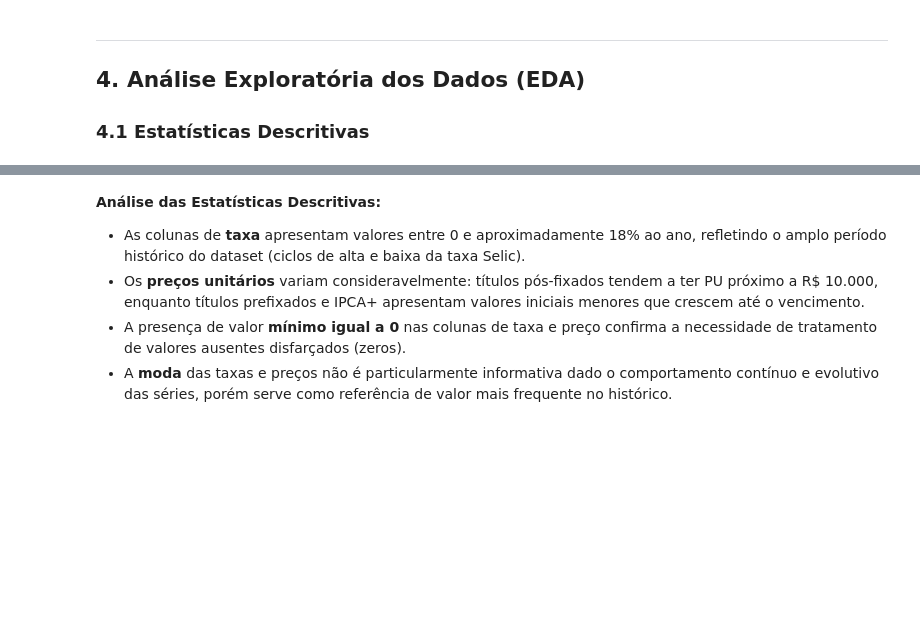
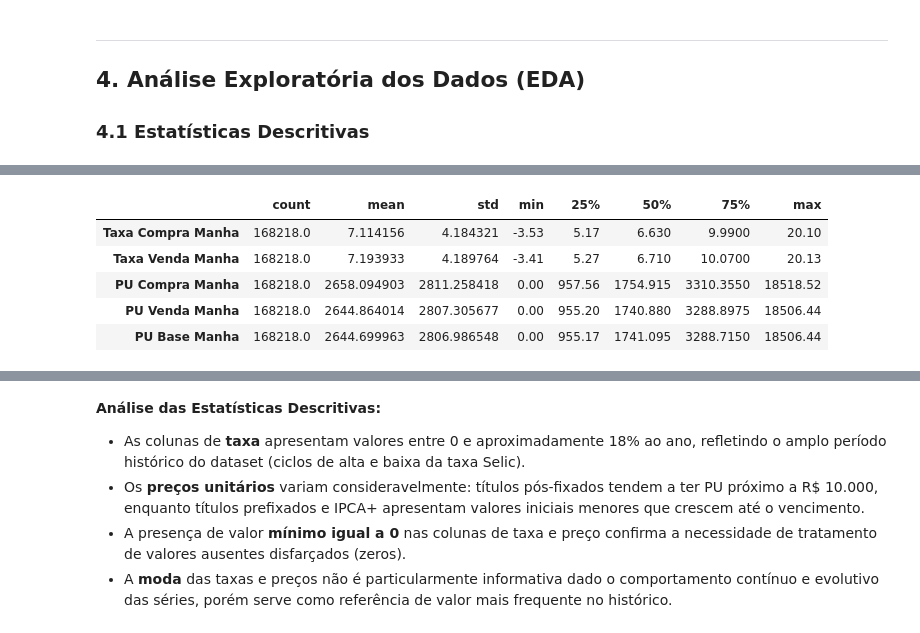
Before and after one commit to marciomocellin/analise-tesouro-direto, a Jupyter notebook: analise_tesouro_direto.ipynb, the cells around one changed output, grey strips where cells are left out. Drawn from its saved outputs; the diff is of its cells as text; code cells hidden in the pictures; blank space fills up the shorter version.

```diff
--- a/analise_tesouro_direto.ipynb
+++ b/analise_tesouro_direto.ipynb
@@ -181,7 +181,7 @@ memory usage: 10.3+ MB
 ### 4.1 Estatísticas Descritivas
 # %%
 # Cópia de trabalho preservando o dataset original
-df = df_raw.copy()
+df = df_raw.iloc[:, 3:8].copy()
 
 # Resumo estatístico das colunas numéricas
 desc = df.describe().T
@@ -201,0 +200,10 @@ desc
+# %%
+desc = df.describe().T
+desc
+# %% [output]
+|  | count | mean | std | min | 25% | 50% | 75% | max |
+| Taxa Compra Manha | 168218.0 | 7.114156 | 4.184321 | -3.53 | 5.17 | 6.630 | 9.9900 | 20.10 |
+| Taxa Venda Manha | 168218.0 | 7.193933 | 4.189764 | -3.41 | 5.27 | 6.710 | 10.0700 | 20.13 |
+| PU Compra Manha | 168218.0 | 2658.094903 | 2811.258418 | 0.00 | 957.56 | 1754.915 | 3310.3550 | 18518.52 |
+| PU Venda Manha | 168218.0 | 2644.864014 | 2807.305677 | 0.00 | 955.20 | 1740.880 | 3288.8975 | 18506.44 |
+| PU Base Manha | 168218.0 | 2644.699963 | 2806.986548 | 0.00 | 955.17 | 1741.095 | 3288.7150 | 18506.44 |
```
Also changed, not shown: parts of 2 cells of this notebook.
